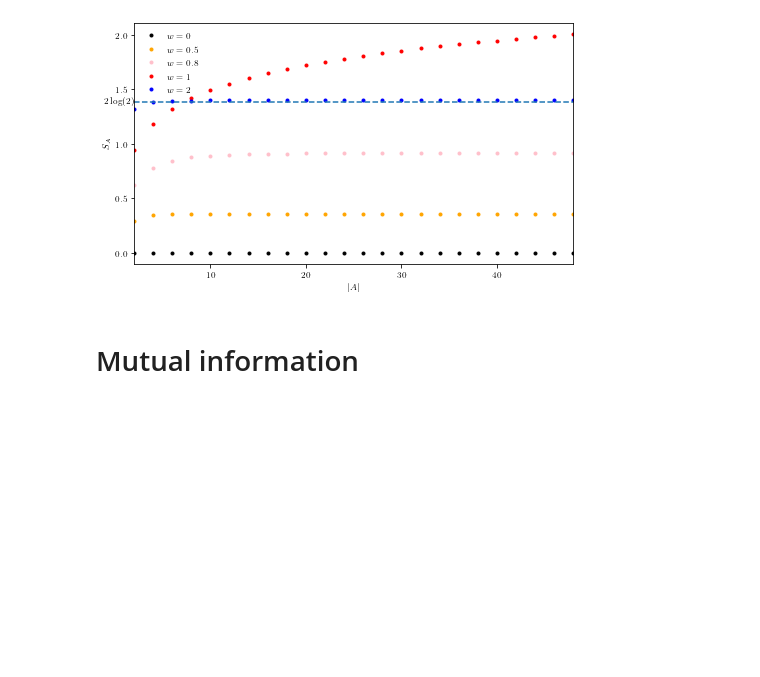
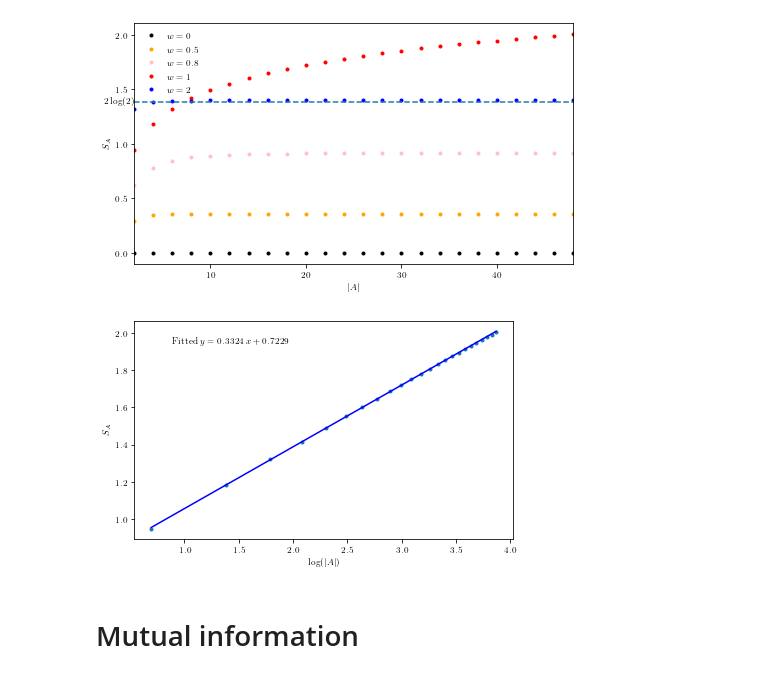
Before and after one commit to hainingpan/SPT, a Jupyter notebook: test_ssh.ipynb, the cells around one changed output. Cells and saved outputs as stored; diff of their text form; code cells hidden in the pictures; blank space fills up the shorter version.

```diff
--- a/test_ssh.ipynb
+++ b/test_ssh.ipynb
@@ -58,12 +58,15 @@ fig.savefig('/mnt/d/kitp/Rp_SPT/1/SA_vs_A_L_fixed.pdf',bbox_inches='tight')
 [figure]
 # %%
 fig,ax=plt.subplots(figsize=(6.8,4))
-ax.plot(np.log(subregion_max_list),(von_Neumann_entropy_list[1]))
+ax.plot(np.log(subregion_max_list),(von_Neumann_entropy_list[1]),'.')
 ax.set_xlabel(r'$\log(|A|)$')
 ax.set_ylabel(r'$S_A$')
 lr=scipy.stats.linregress(np.log(subregion_max_list),(von_Neumann_entropy_list[1]))
+ax.plot(np.log(subregion_max_list),lr.slope*np.log(subregion_max_list)+lr.intercept,'b')
 ax.text(0.1,0.9,r'Fitted $y={:.4f}~x+ {:.4f}$'.format(lr.slope,lr.intercept),transform=ax.transAxes)
 fig.savefig('/mnt/d/kitp/Rp_SPT/1/critical_exponent.pdf',bbox_inches='tight')
+# %% [output]
+[figure, added]
 # %%
 fig,ax=plt.subplots(figsize=(6.8,4))
 subregion_max_list=np.arange(20,100,2)
```
Also changed, not shown: parts of 11 cells of this notebook, 1 other file.
